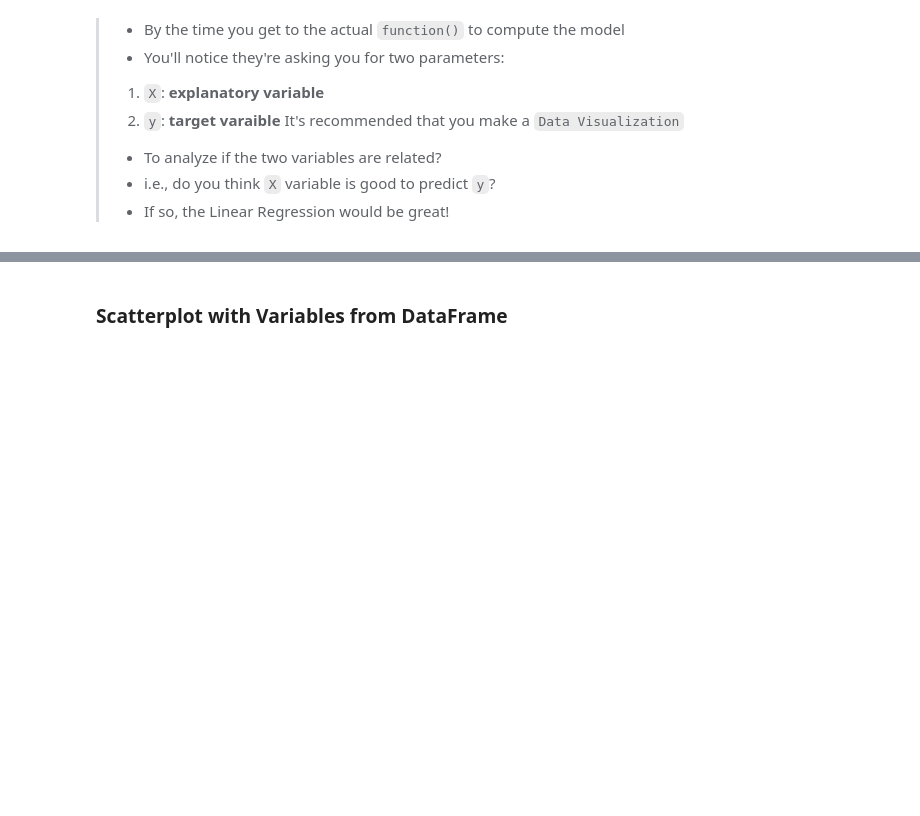
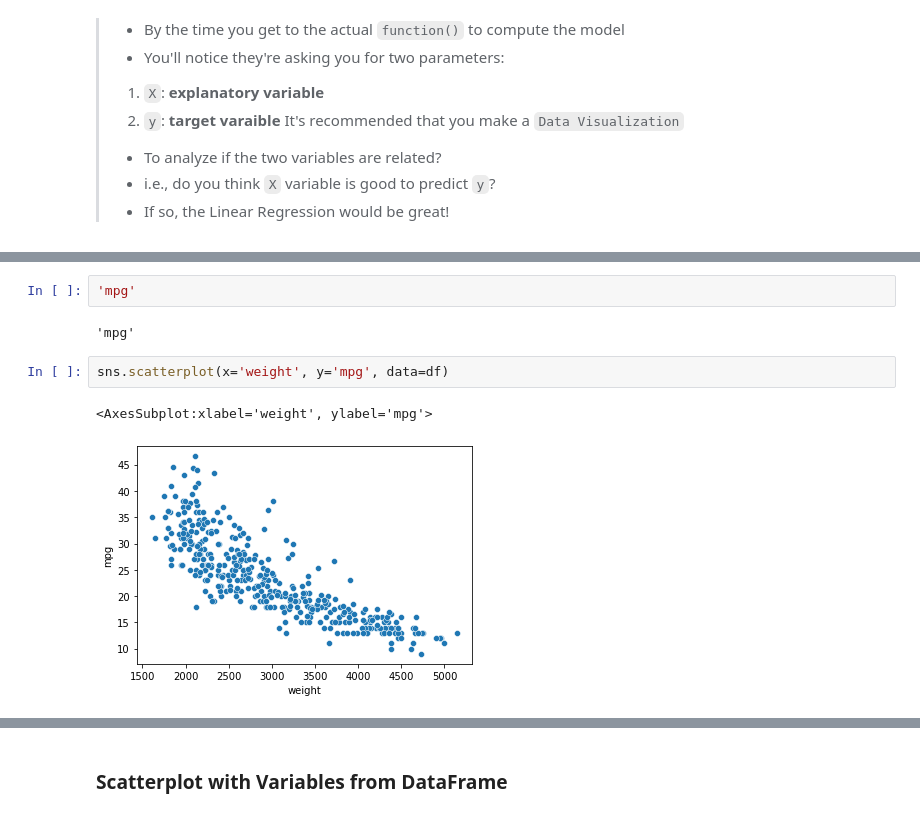
Before and after one commit to apoboldon/machine-learning-program, a Jupyter notebook: #03. Machine Learning & Linear Regression/03practice.ipynb, the cells around one changed output, grey strips where cells are left out. Cells and saved outputs as stored; diff of their text form; blank space fills up the shorter version.

```diff
--- a/#03. Machine Learning & Linear Regression/03practice.ipynb
+++ b/#03. Machine Learning & Linear Regression/03practice.ipynb
@@ -65,0 +171,9 @@ from sklearn.linear_model import LinearRegression
+# %%
+'mpg'
+# %% [output]
+'mpg'
+# %%
+sns.scatterplot(x='weight', y='mpg', data=df)
+# %% [output]
+<AxesSubplot:xlabel='weight', ylabel='mpg'>
+[figure, added]
```
Also changed, not shown: parts of 41 cells of this notebook, 1 other file.
